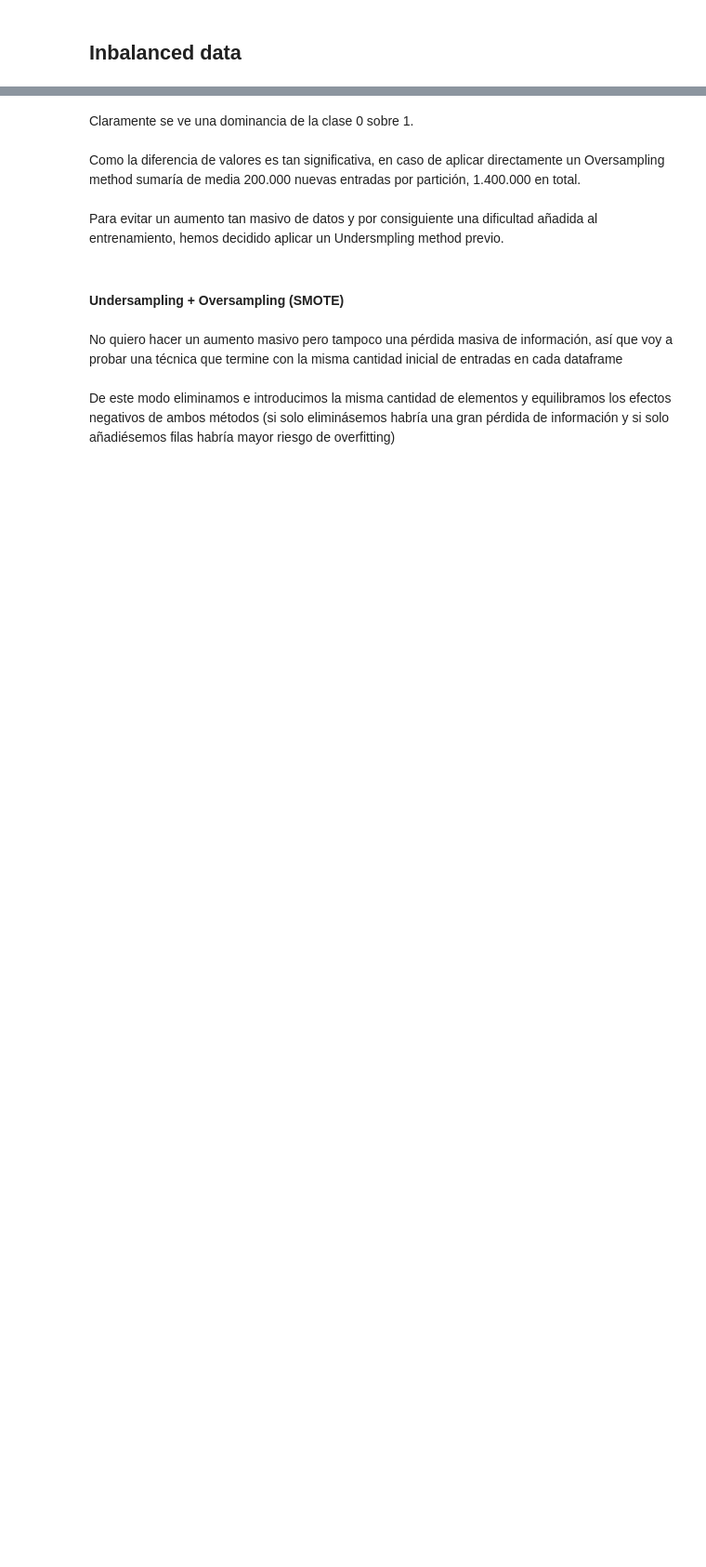
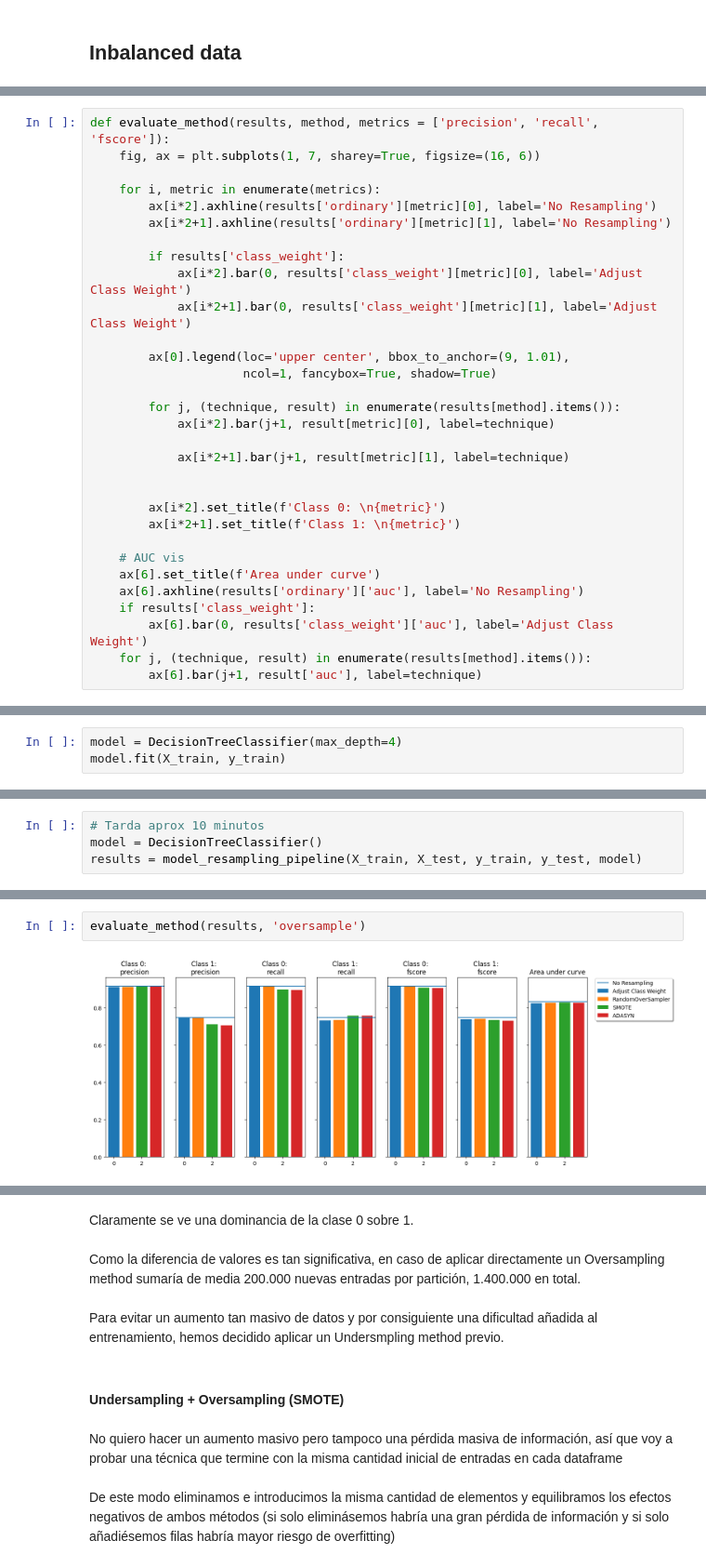
Before and after one commit to kliniik/Practica_AAI_1, a Jupyter notebook: preprocess.ipynb, the cells around one changed output, grey strips where cells are left out. Shown at 93% size. Drawn from its saved outputs; the diff is of its cells as text; blank space fills up the shorter version.

```diff
--- a/preprocess.ipynb
+++ b/preprocess.ipynb
@@ -954,0 +1118,31 @@ print(columnas_seleccionadas)
+# %%
+def evaluate_method(results, method, metrics = ['precision', 'recall', 'fscore']):
+    fig, ax = plt.subplots(1, 7, sharey=True, figsize=(16, 6))
+
+    for i, metric in enumerate(metrics):
+        ax[i*2].axhline(results['ordinary'][metric][0], label='No Resampling')
+        ax[i*2+1].axhline(results['ordinary'][metric][1], label='No Resampling')
+
+        if results['class_weight']:
+            ax[i*2].bar(0, results['class_weight'][metric][0], label='Adjust Class Weight')
+            ax[i*2+1].bar(0, results['class_weight'][metric][1], label='Adjust Class Weight')
+
+        ax[0].legend(loc='upper center', bbox_to_anchor=(9, 1.01),
+                     ncol=1, fancybox=True, shadow=True)
+
+        for j, (technique, result) in enumerate(results[method].items()):
+            ax[i*2].bar(j+1, result[metric][0], label=technique)
+
+            ax[i*2+1].bar(j+1, result[metric][1], label=technique)
+
+
+        ax[i*2].set_title(f'Class 0: \n{metric}')
+        ax[i*2+1].set_title(f'Class 1: \n{metric}')
+
+    # AUC vis
+    ax[6].set_title(f'Area under curve')
+    ax[6].axhline(results['ordinary']['auc'], label='No Resampling')
+    if results['class_weight']:
+        ax[6].bar(0, results['class_weight']['auc'], label='Adjust Class Weight')
+    for j, (technique, result) in enumerate(results[method].items()):
+        ax[6].bar(j+1, result['auc'], label=technique)
@@ -954,0 +1159,3 @@ print(columnas_seleccionadas)
+# %%
+model = DecisionTreeClassifier(max_depth=4)
+model.fit(X_train, y_train)
@@ -954,0 +1164,4 @@ print(columnas_seleccionadas)
+# %%
+# Tarda aprox 10 minutos
+model = DecisionTreeClassifier()
+results = model_resampling_pipeline(X_train, X_test, y_train, y_test, model)
@@ -954,0 +1186,4 @@ print(columnas_seleccionadas)
+# %%
+evaluate_method(results, 'oversample')
+# %% [output]
+[figure, added]
```
Also changed, not shown: parts of 58 cells of this notebook.
